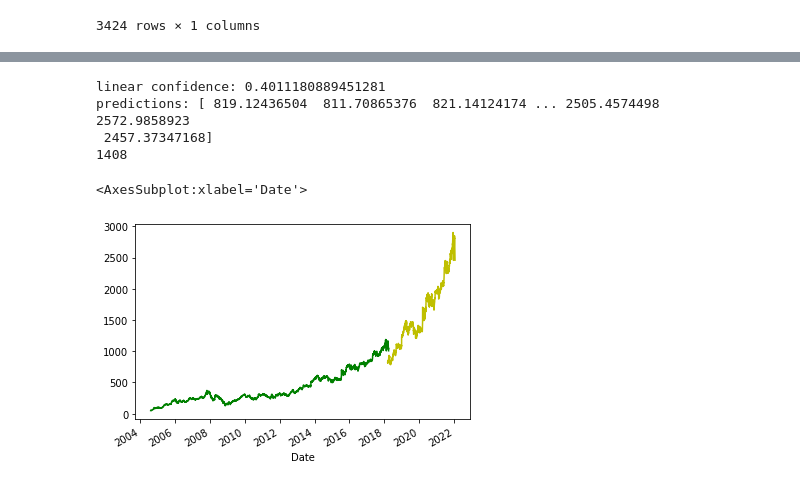
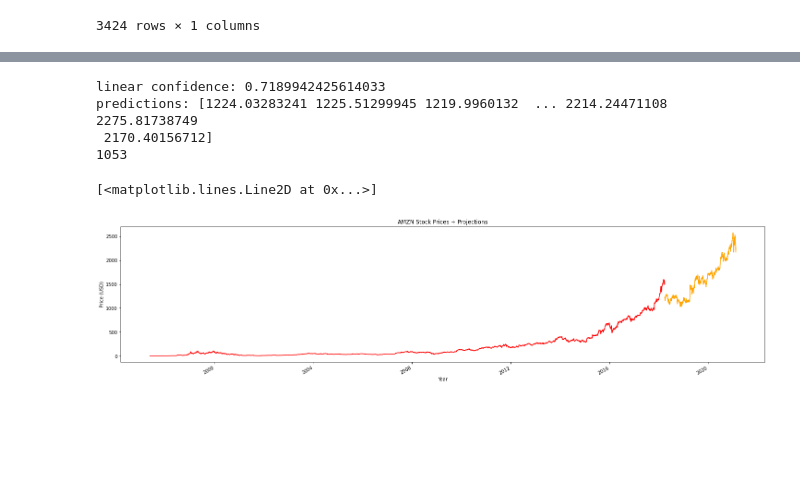
Before and after one commit to NathanHannon/python_stock_prediction, a Jupyter notebook: prediction_algorithm.ipynb, the cells around one changed output, grey strips where cells are left out. Drawn from its saved outputs; the diff is of its cells as text; code cells hidden in the pictures; blank space fills up the shorter version.

```diff
--- a/prediction_algorithm.ipynb
+++ b/prediction_algorithm.ipynb
@@ -41,10 +44,10 @@ plt.show()
 # %%
-start_date = datetime.date(2018, 3, 8)
+start_date = datetime.date(2018, 3, 28)
 current_date = datetime.date.today()
 forecast = current_date - start_date
 # Gets the difference between the end of the data and today's date in days and converts it to an integer
 # Change int value to however many days you want to convert
-forecast_in_days = forecast.days + 366
+forecast_in_days = forecast.days + 31
 print(forecast_in_days)
 # Shifts the initial graph by -(date difference)
 df['Prediction'] = df[['Adj. Close']].shift(-forecast_in_days)
@@ -73,16 +76,21 @@ print(f"predictions: {forecast_predicted}")
 
 print(len(forecast_predicted))
 # %% [output]
-linear confidence: 0.4011180889451281
-predictions: [ 819.12436504  811.70865376  821.14124174 ... 2505.4574498  2572.9858923
- 2457.37347168]
-1408
+linear confidence: 0.7189942425614033
+predictions: [1224.03283241 1225.51299945 1219.9960132  ... 2214.24471108 2275.81738749
+ 2170.40156712]
+1053
 # %%
 # Change the value in relative delta to extend date of graph
-dates = pd.date_range(start=start_date, end=current_date + relativedelta(years=1))
+dates = pd.date_range(start=start_date, end=current_date + relativedelta(days=30))
+# Original plot up to March 2018
+df['Adj. Close'].plot(figsize=(20,6), color='r')
+plt.title(f"{company} Stock Prices + Projections")
+plt.ylabel("Price (USD)")
+plt.xlabel("Year")
 # (X value, y value, colour)
-plt.plot(dates, forecast_predicted, color='y')
-df['Adj. Close'].plot(color='g')
+plt.plot(dates, forecast_predicted, color='orange')
+# plt.xlim(xmin=datetime.date(2017, 4, 26))
 # %% [output]
-<AxesSubplot:xlabel='Date'>
+[<matplotlib.lines.Line2D at 0x...>]
-[figure, old version]
+[figure, new version]
```
Also changed, not shown: parts of 2 cells of this notebook.
